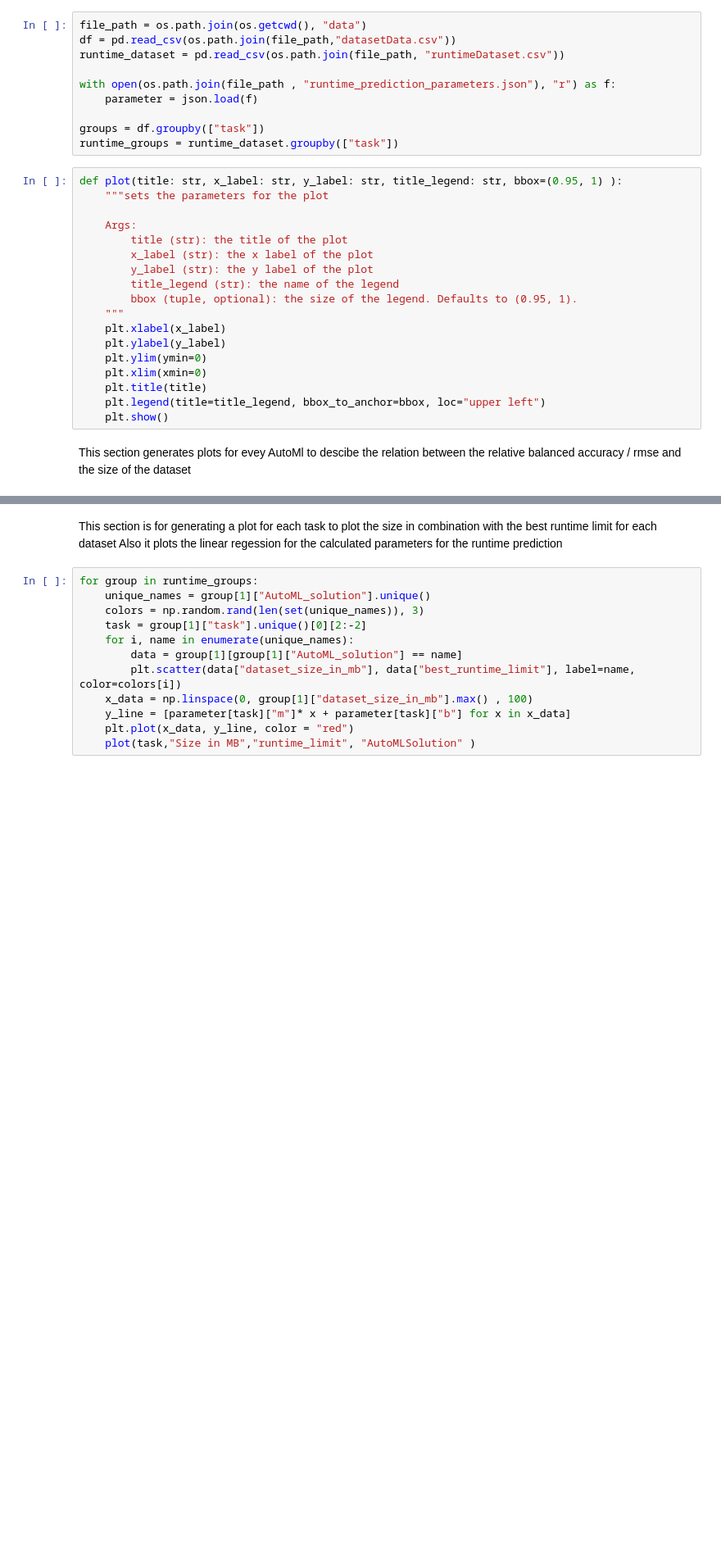
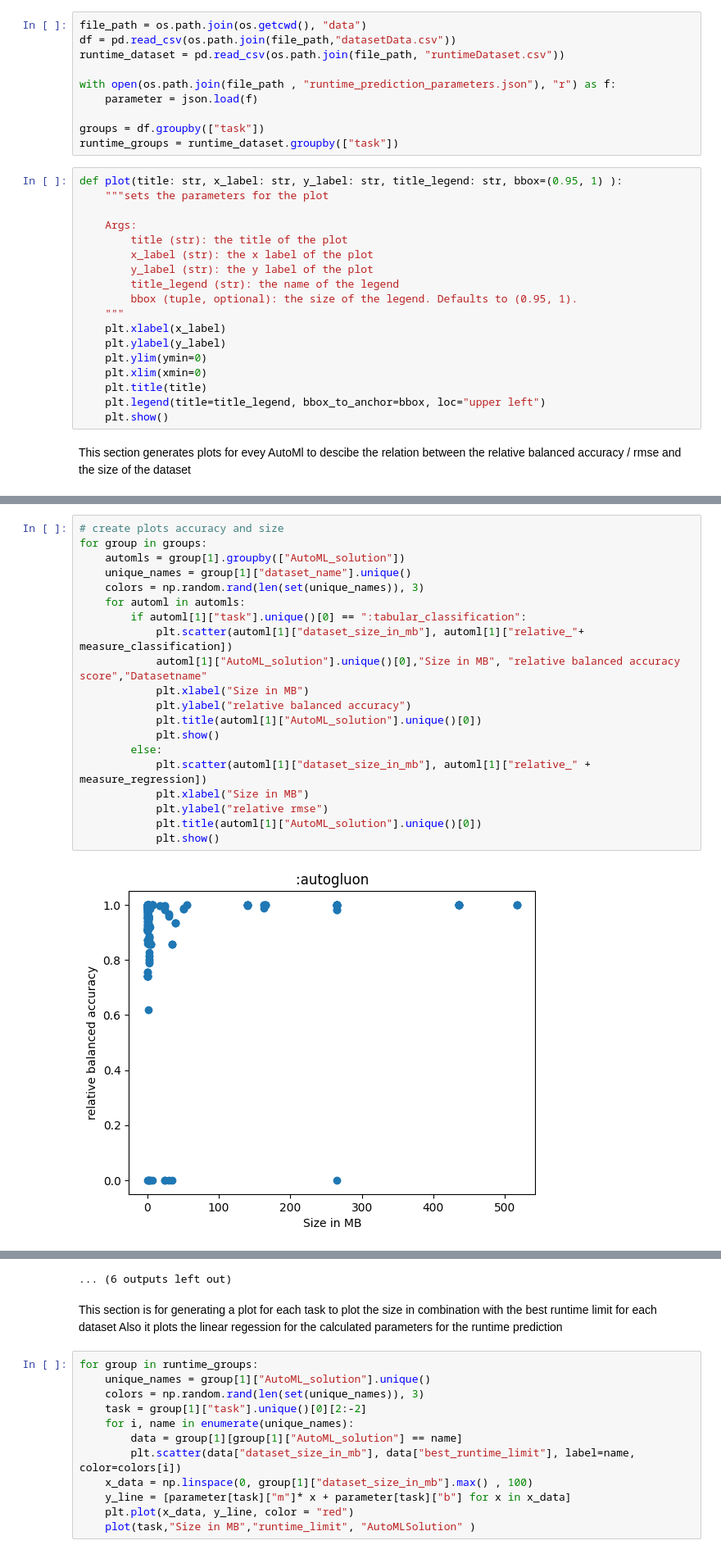
Before and after one commit to hochschule-darmstadt/MetaAutoML, a Jupyter notebook: utils/MetaLearning/createPlots.ipynb, the cells around one changed output, grey strips where cells are left out. Shown at 82% size. Drawn from its saved outputs; the diff is of its cells as text; blank space fills up the shorter version.

```diff
--- a/utils/MetaLearning/createPlots.ipynb
+++ b/utils/MetaLearning/createPlots.ipynb
@@ -69,3 +69,25 @@ for group in groups:
 [figure]
 [figure]
 ... (6 outputs left out)
+# %%
+# create plots accuracy and size
+for group in groups:
+    automls = group[1].groupby(["AutoML_solution"])
+    unique_names = group[1]["dataset_name"].unique()
+    colors = np.random.rand(len(set(unique_names)), 3)
+    for automl in automls:
+        if automl[1]["task"].unique()[0] == ":tabular_classification":
+            plt.scatter(automl[1]["dataset_size_in_mb"], automl[1]["relative_"+ measure_classification])
+            automl[1]["AutoML_solution"].unique()[0],"Size in MB", "relative balanced accuracy score","Datasetname"
+            plt.xlabel("Size in MB")
+            plt.ylabel("relative balanced accuracy")
+            plt.title(automl[1]["AutoML_solution"].unique()[0])
+            plt.show()
+        else:
+            plt.scatter(automl[1]["dataset_size_in_mb"], automl[1]["relative_" + measure_regression])
+            plt.xlabel("Size in MB")
+            plt.ylabel("relative rmse")
+            plt.title(automl[1]["AutoML_solution"].unique()[0])
+            plt.show()
+# %% [output]
+[figure, added]
@@ -72,3 +105,4 @@ for group in groups:
+... (6 outputs left out)
 # %% [markdown]
 This section is for generating a plot for each task to plot the size in combination with the best runtime limit for each dataset
 Also it plots the linear regession for the calculated parameters for the runtime prediction
```
Also changed, not shown: parts of 5 cells of this notebook, 2 other files.
